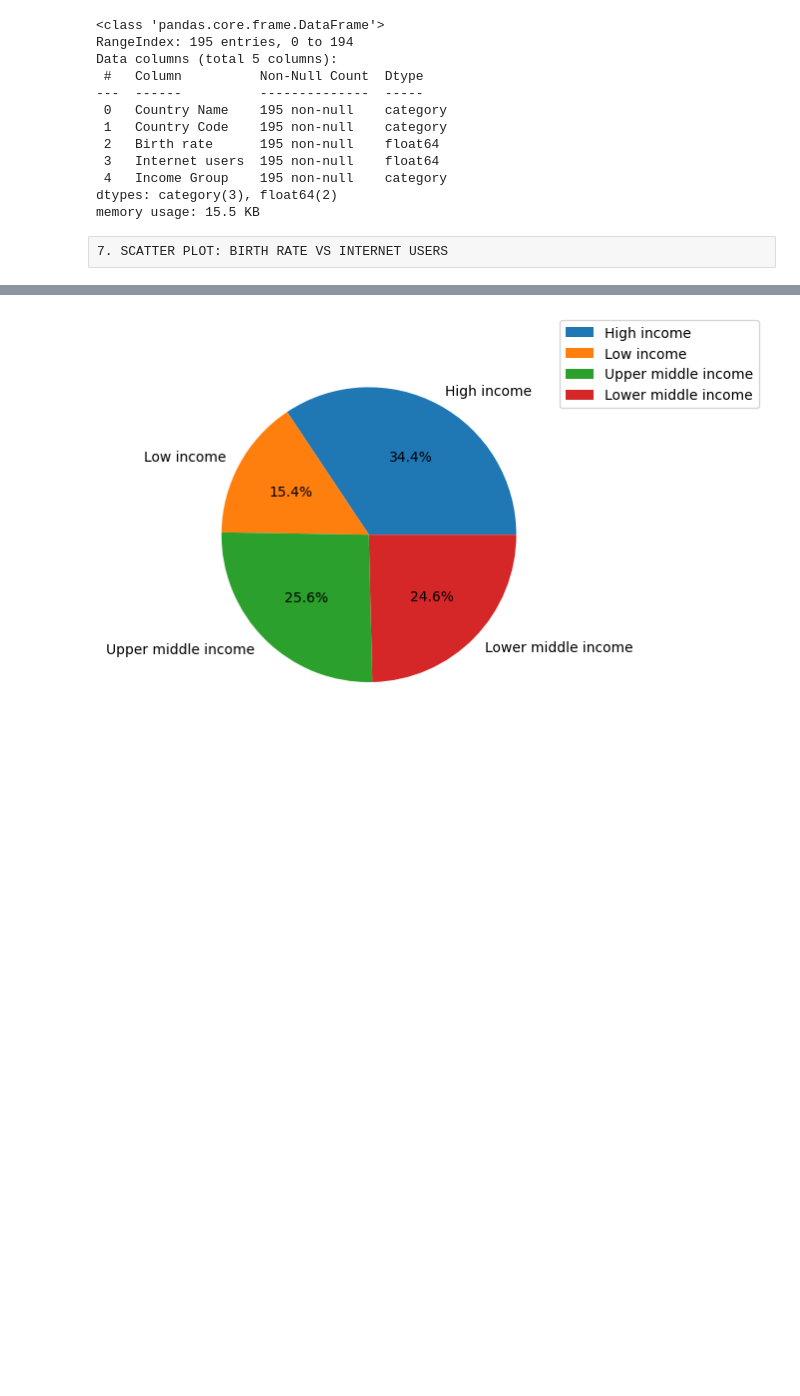
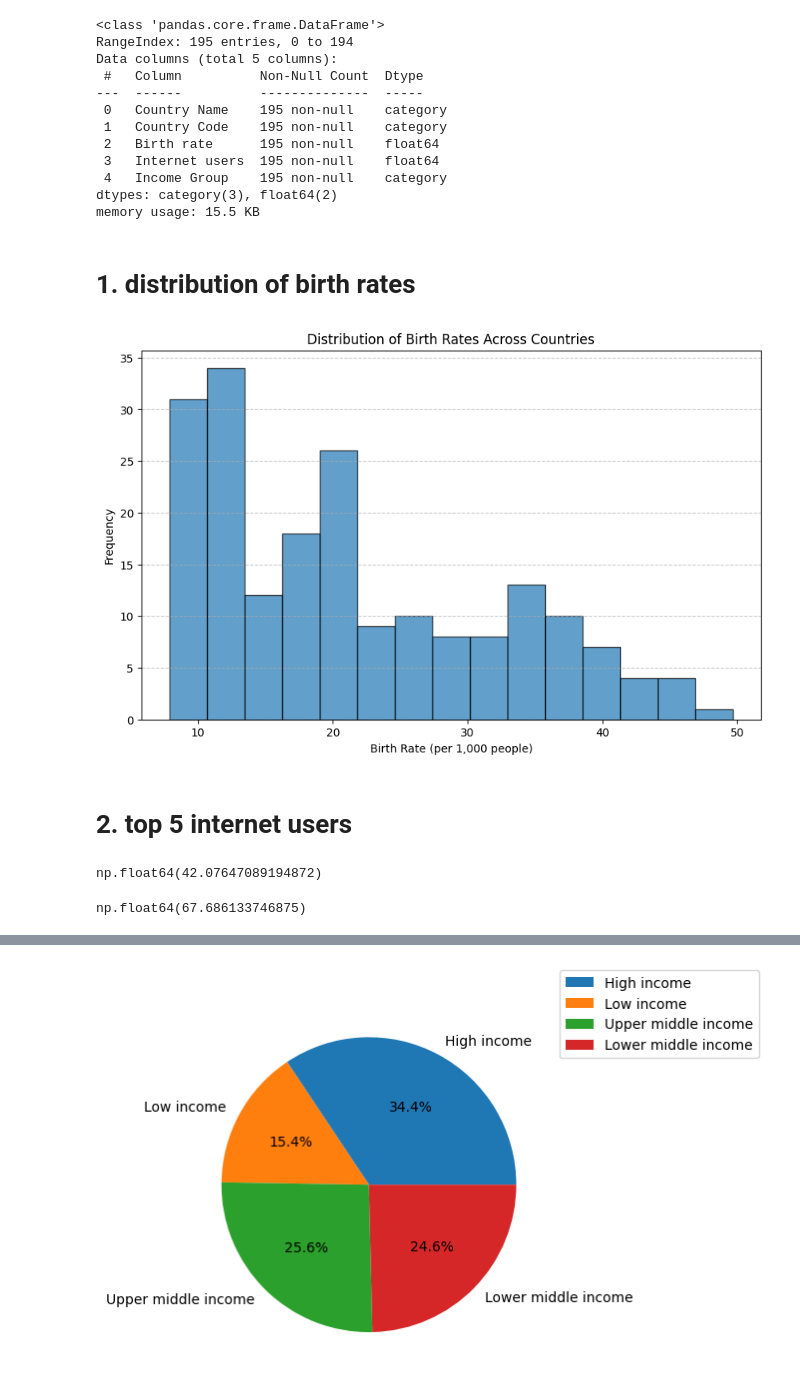
Before and after one commit to Catherinee18/ITD-3C, a Jupyter notebook: Activity 5.ipynb, the cells around one changed output, grey strips where cells are left out. Drawn from its saved outputs; the diff is of its cells as text; code cells hidden in the pictures; blank space fills up the shorter version.

```diff
--- a/Activity 5.ipynb
+++ b/Activity 5.ipynb
@@ -166,5 +167,23 @@ Data columns (total 5 columns):
  4   Income Group    195 non-null    category
 dtypes: category(3), float64(2)
 memory usage: 15.5 KB
-# %% [raw]
-7. SCATTER PLOT: BIRTH RATE VS INTERNET USERS
+# %% [markdown]
+<h1>1. distribution of birth rates</h1>
+# %%
+
+plt.figure(figsize=(10, 6))
+plt.hist(internet["Birth rate"], bins=15, edgecolor="black", alpha=0.7)
+plt.xlabel("Birth Rate (per 1,000 people)")
+plt.ylabel("Frequency")
+plt.title("Distribution of Birth Rates Across Countries")
+plt.grid(axis="y", linestyle="--", alpha=0.7)
+
+plt.show()
+# %% [output]
+[figure, added]
+# %% [markdown]
+<h1>2. top 5 internet users</h1>
+# %%
+internet['Internet users'].mean()
+# %% [output]
+np.float64(42.07647089194872)
@@ -170,0 +192,4 @@ memory usage: 15.5 KB
+# %%
+net2['Internet users'].mean()
+# %% [output]
+np.float64(67.686133746875)
```
Also changed, not shown: parts of 39 cells of this notebook.
